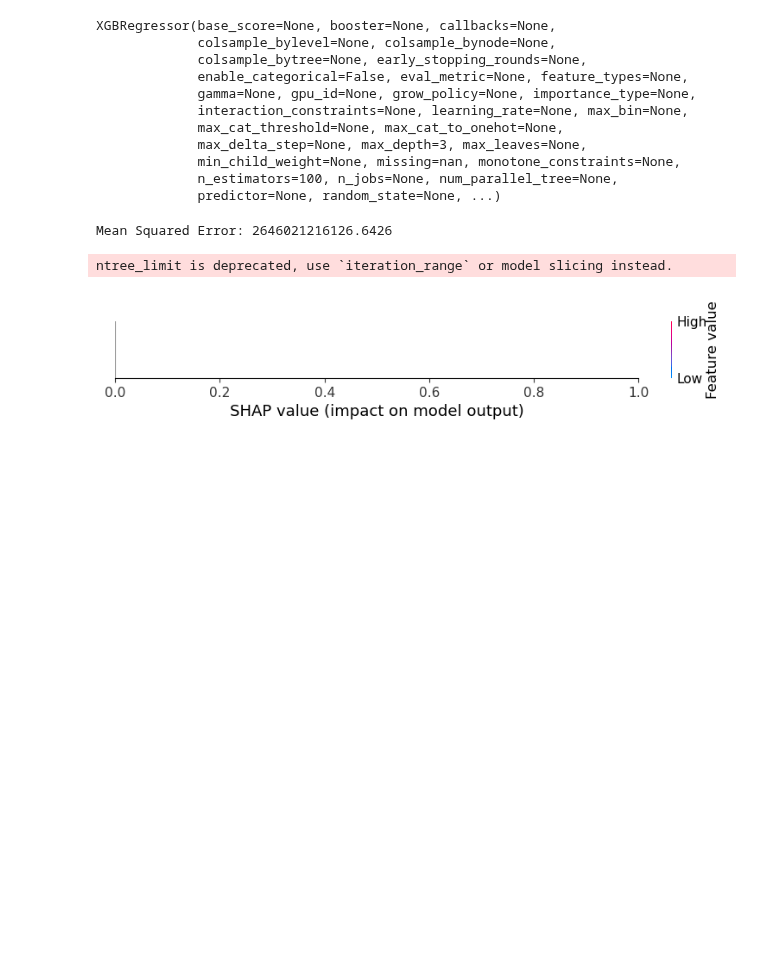
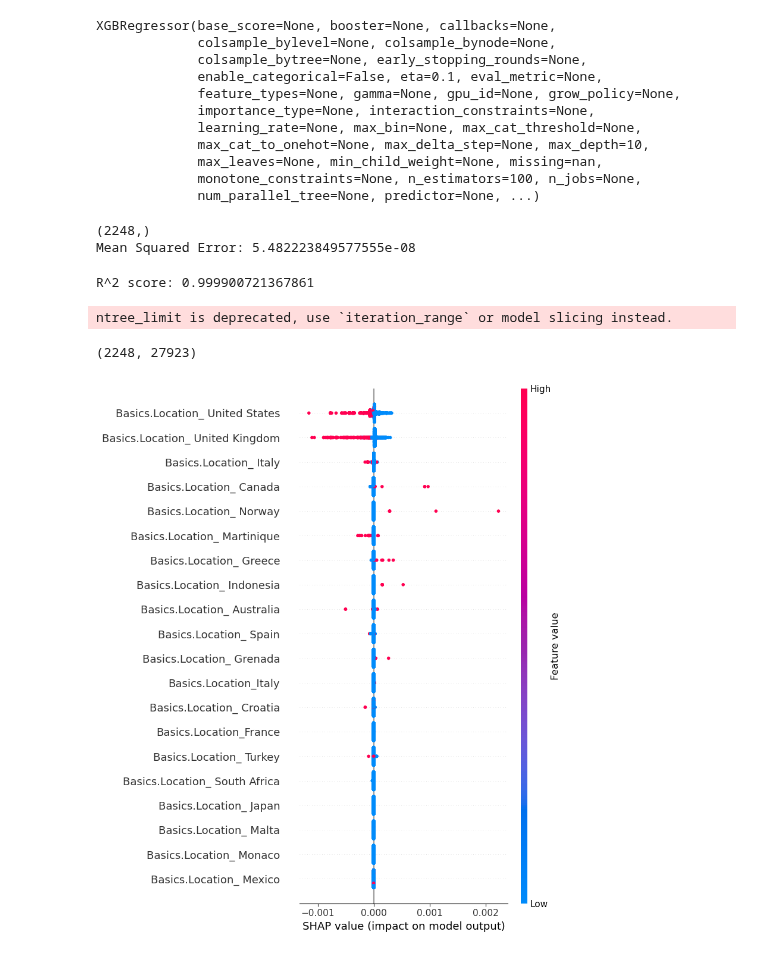
Before and after one commit to Mathematical-Jedi/2023-International-Mathematical-Model, a Jupyter notebook: liaomingqian/q2_xgboost.ipynb, the cells around one changed output. Cells and saved outputs as stored; diff of their text form; code cells hidden in the pictures; blank space fills up the shorter version.

```diff
--- a/liaomingqian/q2_xgboost.ipynb
+++ b/liaomingqian/q2_xgboost.ipynb
@@ -1,21 +1,27 @@
 # %%
 import pandas as pd
 from sklearn.preprocessing import OneHotEncoder
+from sklearn.preprocessing import MinMaxScaler
 
 # Load your dataset into a Pandas DataFrame
-data = pd.read_excel('../data/爬取的数据_cleaned_Price缺失较多-无地区信息.xlsx')
+data = pd.read_excel('../data/包含区域信息_cleaned.xlsx')
+scaler = MinMaxScaler()
+numeric_cols = data.select_dtypes(include=['float64', 'int64']).columns.tolist()
+data[numeric_cols] = scaler.fit_transform(data[numeric_cols])
+data['Basics.Location'] = data['Basics.Location'].str.split(',').str[-1]
 # print(data.dtypes)
-data = data.loc[0:, ['Basics.Length (ft)',
- 'Propulsion.TotalPower (hp)',
- 'Specifications.Accommodations.DoubleBerths',
- 'Specifications.Accommodations.Cabins',
- 'Specifications.Accommodations.Heads',
- 'Propulsion.EngineYear',
- 'Specifications.Speed&Distance.CruisingSpeed (kn)',
- 'Specifications.Speed&Distance.MaxSpeed (kn)',
- 'Specifications.Dimensions.LengthOnDeck (ft)',
- 'Specifications.Dimensions.LengthAtWaterline (ft)',
- 'Specifications.Dimensions.MaxBridgeClearance (ft)', 'Price']]
+
+# data = data.loc[0:, ['Basics.Length (ft)',
+#  'Propulsion.TotalPower (hp)',
+#  'Specifications.Accommodations.DoubleBerths',
+#  'Specifications.Accommodations.Cabins',
+#  'Specifications.Accommodations.Heads',
+#  'Propulsion.EngineYear',
+#  'Specifications.Speed&Distance.CruisingSpeed (kn)',
+#  'Specifications.Speed&Distance.MaxSpeed (kn)',
+#  'Specifications.Dimensions.LengthOnDeck (ft)',
+#  'Specifications.Dimensions.LengthAtWaterline (ft)',
+#  'Specifications.Dimensions.MaxBridgeClearance (ft)', 'Price', 'Basics.Location']]
 
 
 
@@ -83,29 +89,40 @@ int64
 # %%
 import xgboost as xgb
 import numpy as np
-model = xgb.XGBRegressor(objective='reg:squarederror', n_estimators=100, max_depth=3)
+model = xgb.XGBRegressor(objective='reg:squarederror', n_estimators=100, max_depth=10, eta = 0.1)
 model.fit(X_train, np.log(y_train))
 # %% [output]
 XGBRegressor(base_score=None, booster=None, callbacks=None,
              colsample_bylevel=None, colsample_bynode=None,
              colsample_bytree=None, early_stopping_rounds=None,
-             enable_categorical=False, eval_metric=None, feature_types=None,
-             gamma=None, gpu_id=None, grow_policy=None, importance_type=None,
-             interaction_constraints=None, learning_rate=None, max_bin=None,
-             max_cat_threshold=None, max_cat_to_onehot=None,
-             max_delta_step=None, max_depth=3, max_leaves=None,
-             min_child_weight=None, missing=nan, monotone_constraints=None,
-             n_estimators=100, n_jobs=None, num_parallel_tree=None,
-             predictor=None, random_state=None, ...)
+             enable_categorical=False, eta=0.1, eval_metric=None,
+             feature_types=None, gamma=None, gpu_id=None, grow_policy=None,
+             importance_type=None, interaction_constraints=None,
+             learning_rate=None, max_bin=None, max_cat_threshold=None,
+             max_cat_to_onehot=None, max_delta_step=None, max_depth=10,
+             max_leaves=None, min_child_weight=None, missing=nan,
+             monotone_constraints=None, n_estimators=100, n_jobs=None,
+             num_parallel_tree=None, predictor=None, ...)
 # %%
 from sklearn.metrics import mean_squared_error
 
 y_pred = model.predict(X_test)
 y_pred = np.exp(y_pred)
-mse = mean_squared_error(y_test, y_pred)
+mse = mean_squared_error((y_test), y_pred)
+
+print(y_test.shape)
 print(f"Mean Squared Error: {mse}")
 # %% [output]
-Mean Squared Error: 2646021216126.6426
+(2248,)
+Mean Squared Error: 5.482223849577555e-08
+# %%
+# R^2
+from sklearn.metrics import r2_score
+r2 = r2_score(y_test, y_pred)
+
+print("R^2 score:", r2)
+# %% [output]
+R^2 score: 0.999900721367861
 # %%
 import shap
 
@@ -118,9 +135,11 @@ shap_values = explainer(X_test)
 ntree_limit is deprecated, use `iteration_range` or model slicing instead.
 # %%
 # Filter the SHAP values for the 'Geographic Region' features
-geographic_region_shap_values = shap_values[:, X_test.columns.str.startswith('Geographic Region')]
+print(X_test.shape)
+geographic_region_shap_values = shap_values[:, X_test.columns.str.startswith('Basics.Location')]
 
 # Plot the summary plot for the 'Geographic Region' features
-shap.summary_plot(geographic_region_shap_values.values, X_test.loc[:, X_test.columns.str.startswith('Geographic Region')])
+shap.summary_plot(geographic_region_shap_values.values, X_test.loc[:, X_test.columns.str.startswith('Basics.Location')])
 # %% [output]
+(2248, 27923)
-[figure, old version]
+[figure, new version]
```
Also changed, not shown: parts of 3 cells of this notebook.
